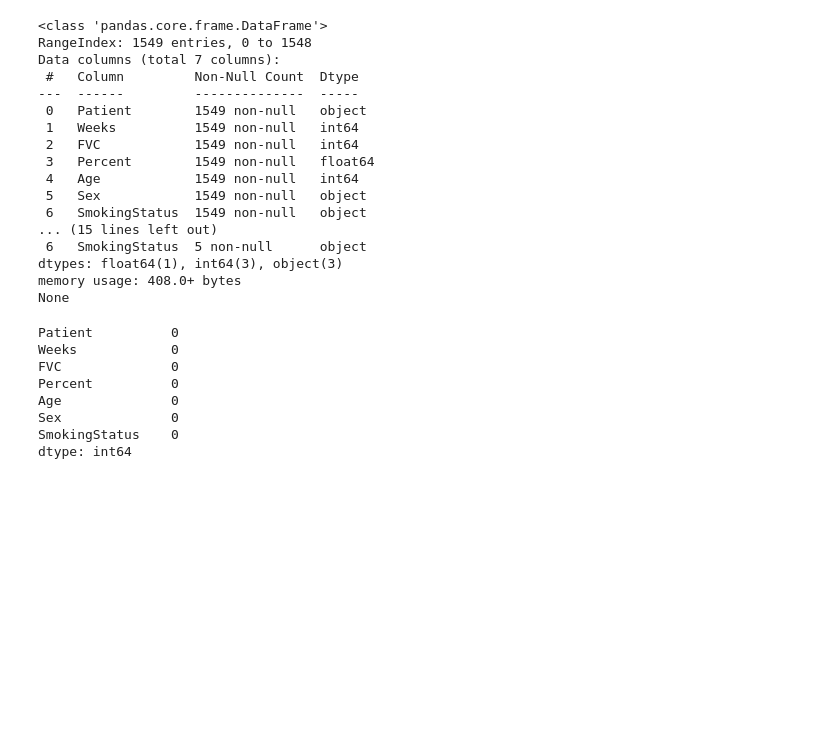
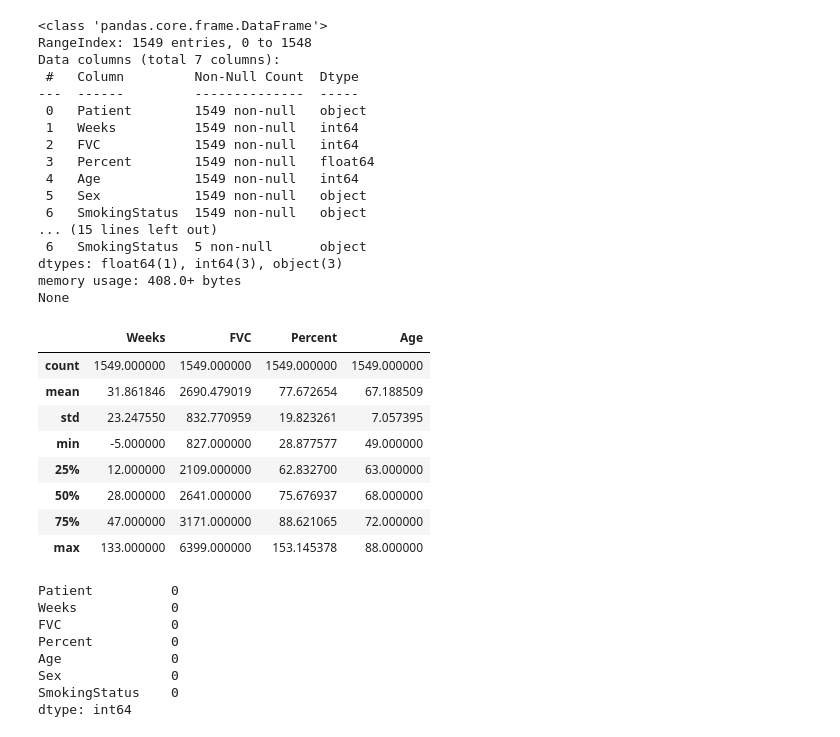
Before and after one commit to epsilon-deltta/pulmonary-fibrosis-progression, a Jupyter notebook: Analyze/Data_Exploration.ipynb, the cells around one changed output. Drawn from its saved outputs; the diff is of its cells as text; code cells hidden in the pictures; blank space fills up the shorter version.

```diff
--- a/Analyze/Data_Exploration.ipynb
+++ b/Analyze/Data_Exploration.ipynb
@@ -60,6 +60,18 @@ Data columns (total 7 columns):
 dtypes: float64(1), int64(3), object(3)
 memory usage: 408.0+ bytes
 None
+# %%
+train_df.describe()
+# %% [output]
+|  | Weeks | FVC | Percent | Age |
+| count | 1549.000000 | 1549.000000 | 1549.000000 | 1549.000000 |
+| mean | 31.861846 | 2690.479019 | 77.672654 | 67.188509 |
+| std | 23.247550 | 832.770959 | 19.823261 | 7.057395 |
+| min | -5.000000 | 827.000000 | 28.877577 | 49.000000 |
+| 25% | 12.000000 | 2109.000000 | 62.832700 | 63.000000 |
+| 50% | 28.000000 | 2641.000000 | 75.676937 | 68.000000 |
+| 75% | 47.000000 | 3171.000000 | 88.621065 | 72.000000 |
+| max | 133.000000 | 6399.000000 | 153.145378 | 88.000000 |
 # %%
 ###(bs) Missing values checking ###
 train_df.isnull().sum()
```
Also changed, not shown: parts of 12 cells of this notebook.
